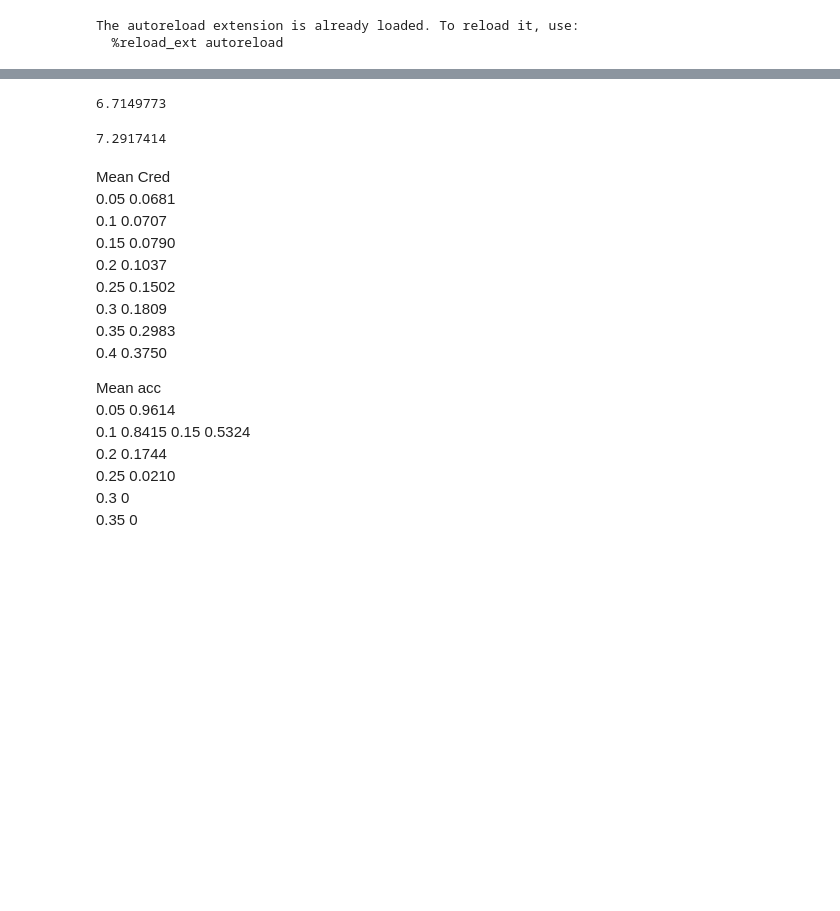
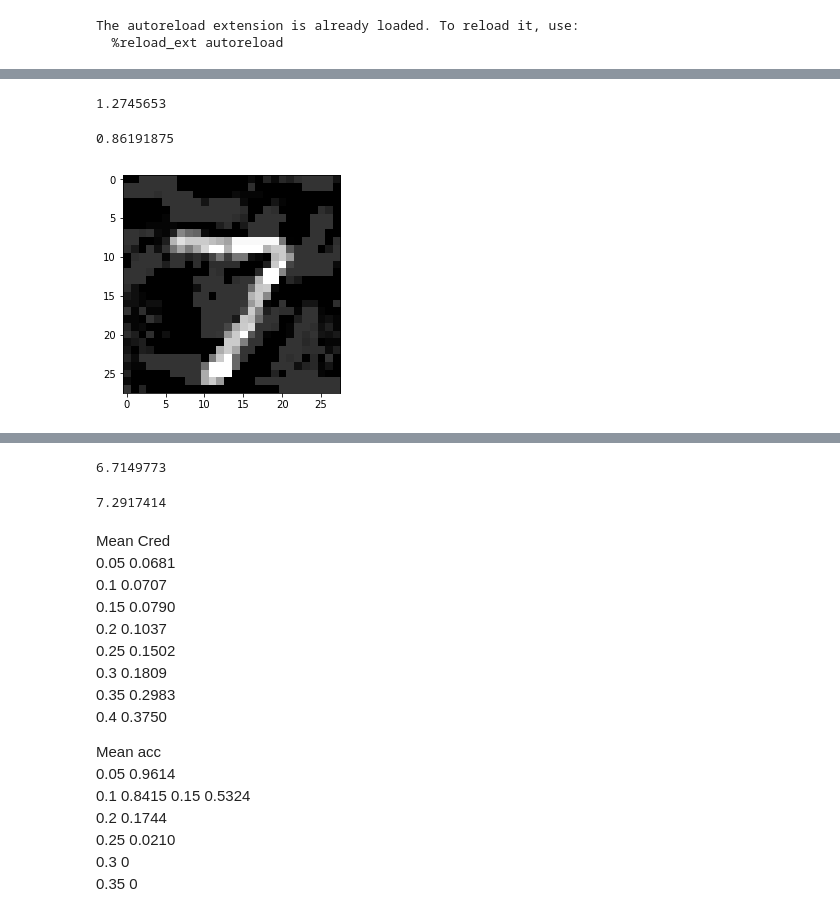
Before and after one commit to chawins/dknn_attack, a Jupyter notebook: knn_test.ipynb, the cells around one changed output, grey strips where cells are left out. Cells and saved outputs as stored; diff of their text form; code cells hidden in the pictures; blank space fills up the shorter version.

```diff
--- a/knn_test.ipynb
+++ b/knn_test.ipynb
@@ -77,0 +129,13 @@ model, rep_ts = load_mnist_model()
+# %%
+from cleverhans.attacks import CarliniWagnerL2
+
+cw = CarliniWagnerL2(wrap, sess=sess)
+cw_params = {'batch_size': 250,
+             'learning_rate': 0.005,
+             'binary_search_steps': 5,
+             'max_iterations': 1000,
+             'initial_const': 0.01,
+             'abort_early': True,
+             'clip_min': 0.,
+             'clip_max': 1.}
+x_adv = cw.generate_np(X_test, **cw_params)
@@ -78,3 +149,16 @@ model, rep_ts = load_mnist_model()
+# %%
+np.mean(np.sqrt(np.sum((X_test - x_adv)**2, (1, 2, 3))))
+# %% [output]
+1.2745653
+# %%
+np.max(np.abs(X_test - x_adv))
+# %% [output]
+0.86191875
+# %%
+plt.imshow(x_adv[0, :, :, 0], cmap='gray')
+plt.show()
+# %% [output]
+[figure, added]
 # %%
 min_dist = [0.7484518915597577, 0.742514077896593, 0.5667317128548899, 0.19457440222463473]
 # %%
```
Also changed, not shown: parts of 22 cells of this notebook, 10 other files.
